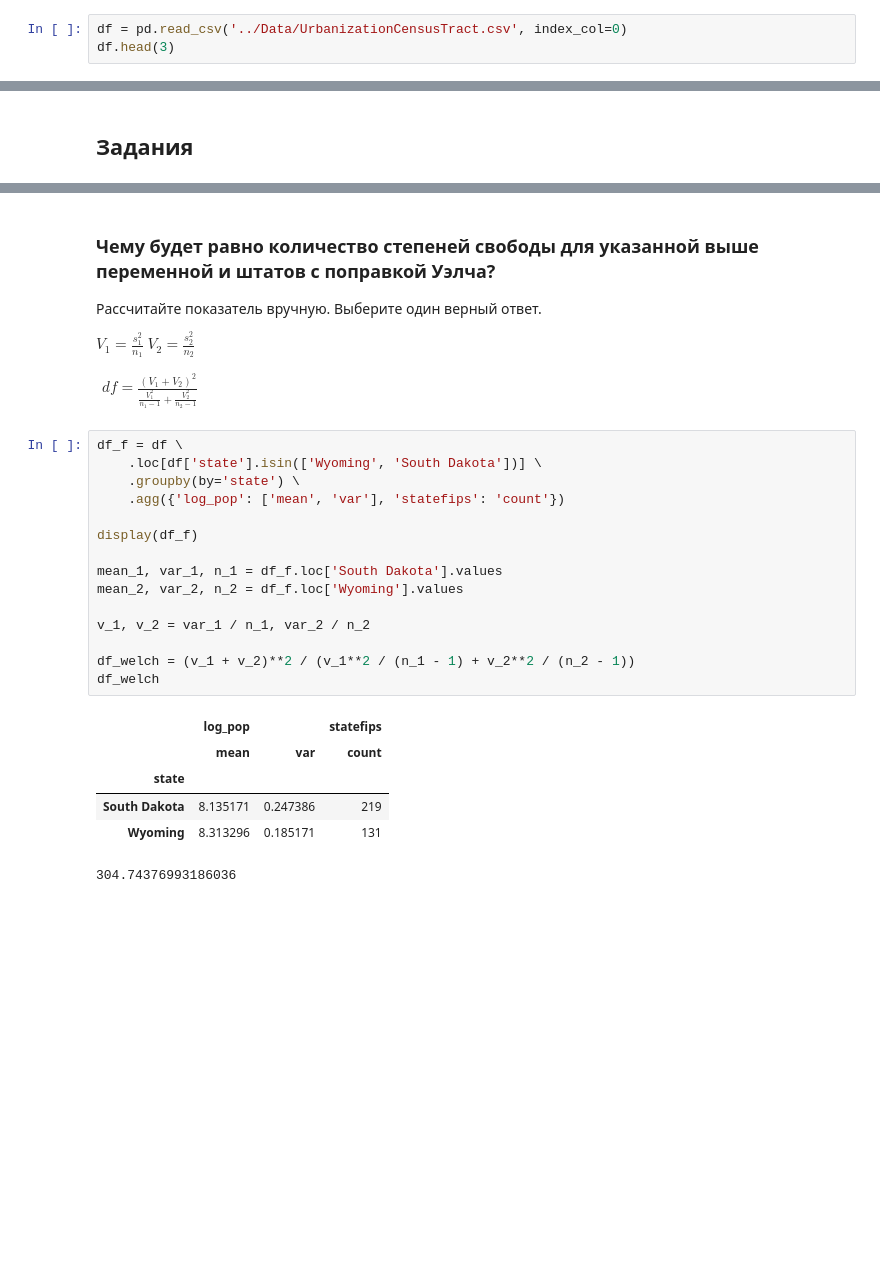
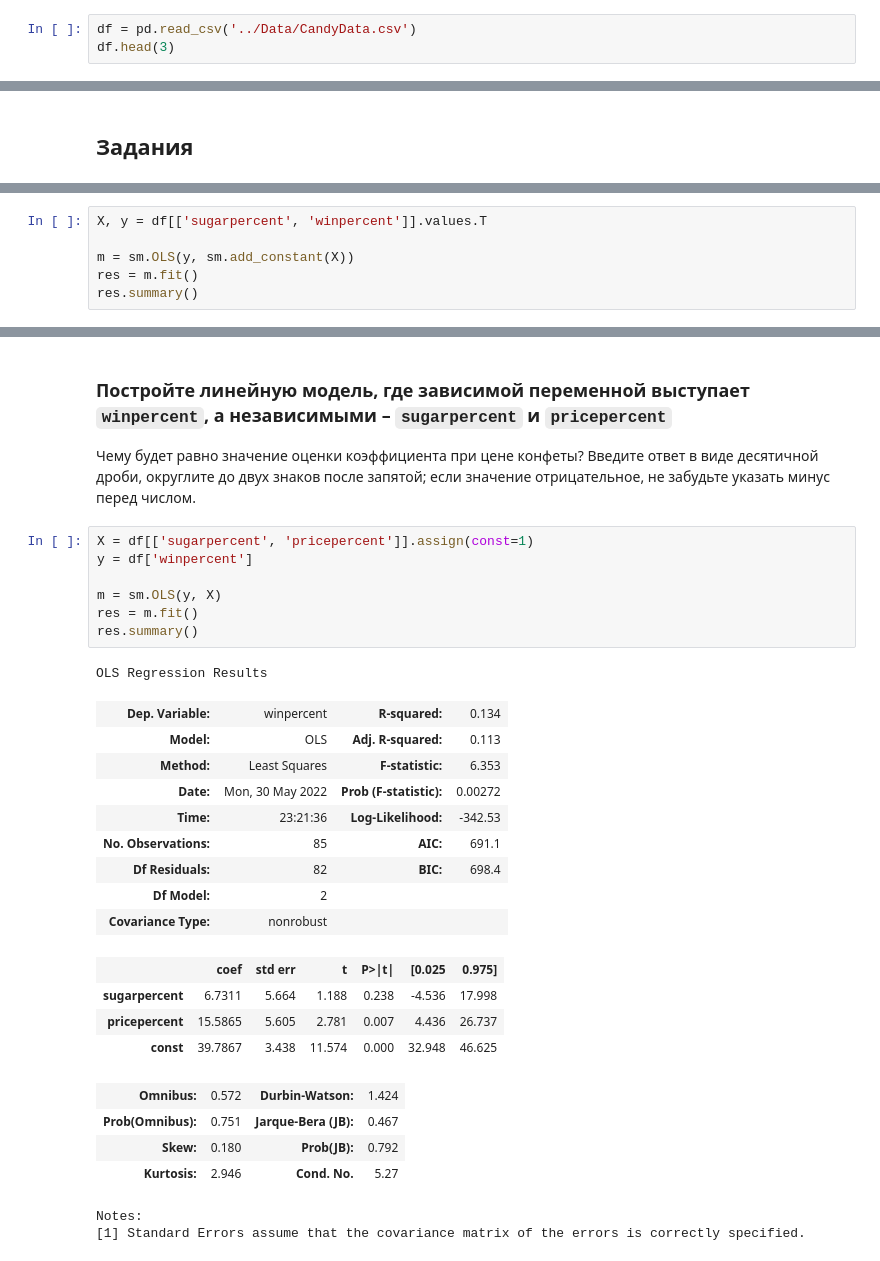
Before and after one commit to koryagin2006/HSE_Statistics_for_data_analysis, a Jupyter notebook: home_works/hw_10.ipynb, the cells around one changed output, grey strips where cells are left out. Cells and saved outputs as stored; diff of their text form; blank space fills up the shorter version.

```diff
--- a/home_works/hw_10.ipynb
+++ b/home_works/hw_10.ipynb
@@ -63,6 +79,6 @@ CI = st.t.interval(alpha=0.95, df=20)
 # %% [markdown]
 # Тест на оценку
 # %%
-df = pd.read_csv('../Data/UrbanizationCensusTract.csv', index_col=0)
+df = pd.read_csv('../Data/CandyData.csv')
 df.head(3)
 # %% [output]
@@ -108,0 +118,6 @@ Y = df.loc[df['state'] == 'Wyoming', 'log_pop']
+# %%
+X, y = df[['sugarpercent', 'winpercent']].values.T
+
+m = sm.OLS(y, sm.add_constant(X))
+res = m.fit()
+res.summary()
@@ -116,38 +160,31 @@ df.loc[df['state'].isin(['Wyoming', 'South Dakota'])].groupby(by='state').agg({'
 # %% [markdown]
-### Чему будет равно количество степеней свободы для указанной выше переменной и штатов с поправкой Уэлча?
-Рассчитайте показатель вручную. Выберите один верный ответ.
-
-$
-V_1 = \frac{s^2_1}{n_1}
-$
-$
-V_2 = \frac{s^2_2}{n_2}
-$
-
-$
-\begin{align}
-df = \frac{(V_1 + V_2)^2}{\frac{V^2_1}{n_1 - 1} + \frac{V^2_2}{n_2 - 1}}
-\end{align}
-$
+### Постройте линейную модель, где зависимой переменной выступает `winpercent`, а независимыми – `sugarpercent` и `pricepercent`
+Чему будет равно значение оценки коэффициента при цене конфеты? Введите ответ в виде десятичной дроби, округлите до двух знаков после запятой; если значение отрицательное, не забудьте указать минус перед числом.
 # %%
-df_f = df \
-    .loc[df['state'].isin(['Wyoming', 'South Dakota'])] \
-    .groupby(by='state') \
-    .agg({'log_pop': ['mean', 'var'], 'statefips': 'count'})
+X = df[['sugarpercent', 'pricepercent']].assign(const=1)
+y = df['winpercent']
 
-display(df_f)
-
-mean_1, var_1, n_1 = df_f.loc['South Dakota'].values
-mean_2, var_2, n_2 = df_f.loc['Wyoming'].values
-
-v_1, v_2 = var_1 / n_1, var_2 / n_2
-
-df_welch = (v_1 + v_2)**2 / (v_1**2 / (n_1 - 1) + v_2**2 / (n_2 - 1))
-df_welch
+m = sm.OLS(y, X)
+res = m.fit()
+res.summary()
 # %% [output]
+OLS Regression Results
-|  | log_pop |  | statefips |
-|  | mean | var | count |
-| state |  |  |  |
-| South Dakota | 8.135171 | 0.247386 | 219 |
-| Wyoming | 8.313296 | 0.185171 | 131 |
+| Dep. Variable: | winpercent | R-squared: | 0.134 |
+| Model: | OLS | Adj. R-squared: | 0.113 |
+| Method: | Least Squares | F-statistic: | 6.353 |
+| Date: | Mon, 30 May 2022 | Prob (F-statistic): | 0.00272 |
+| Time: | 23:21:36 | Log-Likelihood: | -342.53 |
+| No. Observations: | 85 | AIC: | 691.1 |
+| Df Residuals: | 82 | BIC: | 698.4 |
+| Df Model: | 2 |  |  |
+| Covariance Type: | nonrobust |  |  |
-304.74376993186036
+|  | coef | std err | t | P>|t| | [0.025 | 0.975] |
+| sugarpercent | 6.7311 | 5.664 | 1.188 | 0.238 | -4.536 | 17.998 |
+| pricepercent | 15.5865 | 5.605 | 2.781 | 0.007 | 4.436 | 26.737 |
+| const | 39.7867 | 3.438 | 11.574 | 0.000 | 32.948 | 46.625 |
+| Omnibus: | 0.572 | Durbin-Watson: | 1.424 |
+| Prob(Omnibus): | 0.751 | Jarque-Bera (JB): | 0.467 |
+| Skew: | 0.180 | Prob(JB): | 0.792 |
+| Kurtosis: | 2.946 | Cond. No. | 5.27 |
+Notes:
+[1] Standard Errors assume that the covariance matrix of the errors is correctly specified.
```
Also changed, not shown: parts of 33 cells of this notebook.
